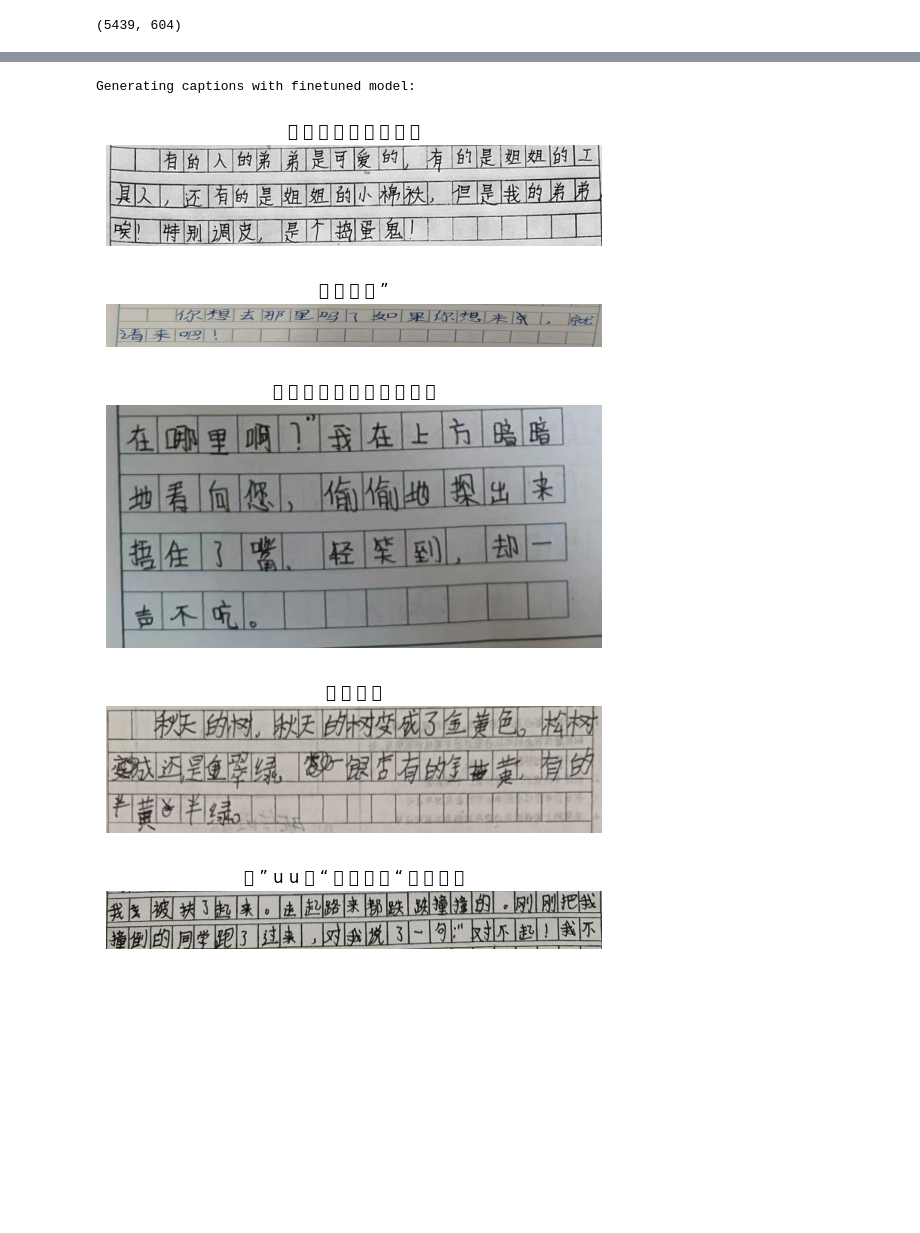
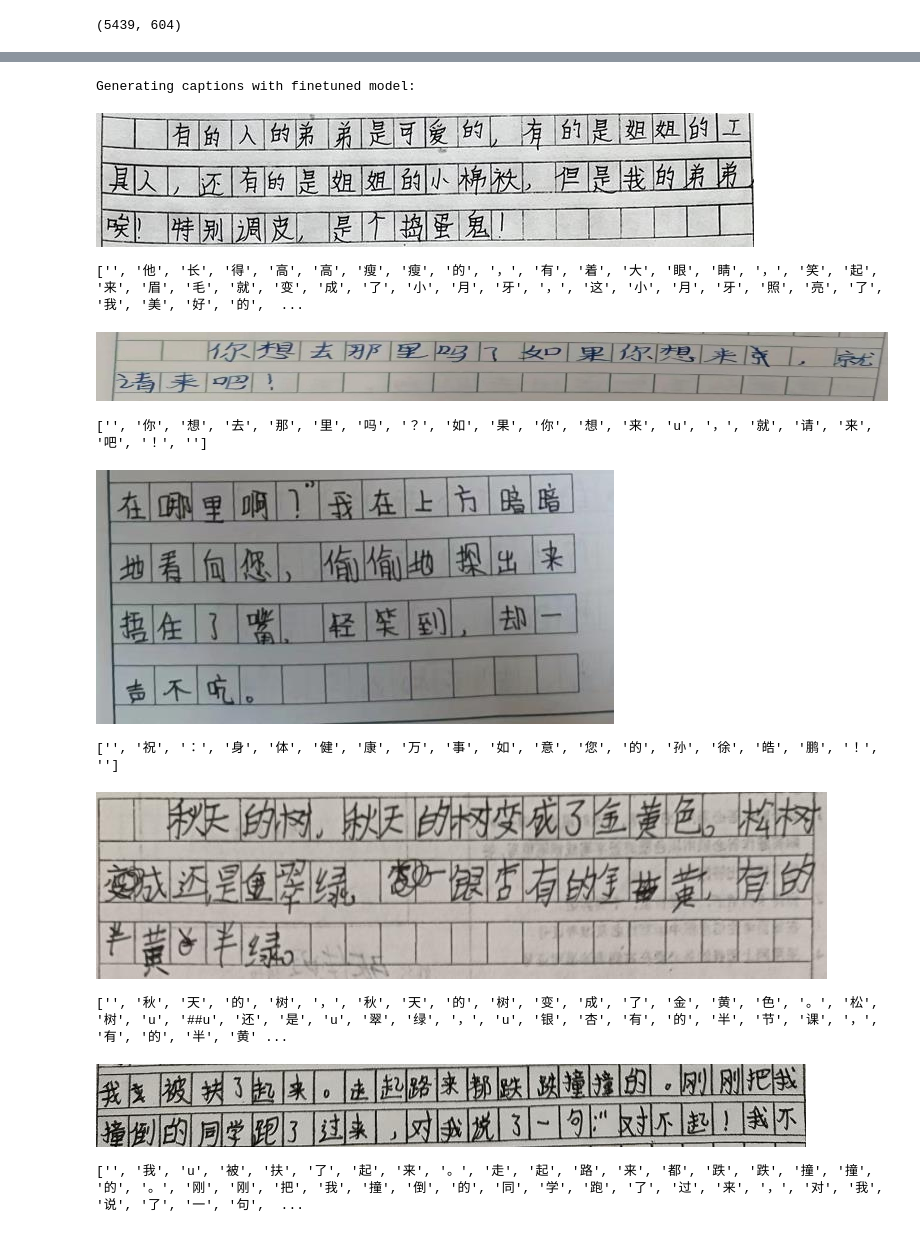
Before and after one commit to duduJinQian/Blip_Correct3c, a Jupyter notebook: train-blip.ipynb, the cells around one changed output, grey strips where cells are left out. Cells and saved outputs as stored; diff of their text form; code cells hidden in the pictures; blank space fills up the shorter version.

```diff
--- a/train-blip.ipynb
+++ b/train-blip.ipynb
@@ -129,4 +141,14 @@ val_dataloader = DataLoader(validset, batch_size=10, collate_fn=collate_fn)
 # %%
+# Load the fine-tuned model and processor
+### 利用权重接着训练！！！！！
+from transformers import AutoModelForVision2Seq,AutoProcessor
+
+# Load model and processor
+#model_id = "Salesforce/blip-image-captioning-base"
+model_path = './caption_result_new/'
+model = AutoModelForVision2Seq.from_pretrained(model_path)
+# processor = AutoProcessor.from_pretrained(model_id)
+
 # Setup optimizer
 from torch.optim import AdamW
 
@@ -154,8 +176,8 @@ PeftModel(
 # %%
 # Training loop
 model.train()
-for epoch in range(20):  # Adjust the number of epochs as needed
-    print(f"Epoch {epoch + 1}/{40}")
+for epoch in range(5):  # Adjust the number of epochs as needed
+    print(f"Epoch {epoch + 1}/{100}")
     epoch_loss = 0
     for batch in train_dataloader:
         input_ids = batch.pop("input_ids").to(device)
@@ -166,27 +188,19 @@ for epoch in range(20):  # Adjust the number of epochs as needed
             input_ids=input_ids,
             pixel_values=pixel_values,
             labels=input_ids,
-            attention_mask=attention_mask,
-        )
+            attention_mask=attention_mask,)
 
         loss = outputs.loss
         # loss = loss  # Convert loss to torch.float32
-
         # Check for NaN in loss
         if torch.isnan(loss):
             print("NaN detected in loss. Skipping batch.")
             continue
-
         epoch_loss += loss.item()
-
         loss.backward()
-
         optimizer.step()
         optimizer.zero_grad()
-
     avg_loss = epoch_loss / len(train_dataloader)
     print(f"Average Loss for Epoch {epoch + 1}: {avg_loss:.4f}")
-
-# Save the fine-tuned model
-model.save_pretrained('./caption_result/')
+    model.save_pretrained('./caption_result_new/')
 # %% [output]
@@ -206,6 +217,11 @@ Epoch 7/40
 # %%
 # Load the fine-tuned model and processor
-model_path = './caption_result/'
+### 利用权重接着训练！！！！！
+from transformers import AutoModelForVision2Seq,AutoProcessor
+
+# Load model and processor
+model_id = "Salesforce/blip-image-captioning-base"
+model_path = './caption_result_new/'
 finetuned_model = AutoModelForVision2Seq.from_pretrained(model_path)
 # processor = AutoProcessor.from_pretrained(model_id)
 # %%
@@ -228,24 +244,30 @@ def generate_and_plot_captions(model, processor, image_dir, captions_dict, devic
         for image_file in images:
             image_path = os.path.join(image_dir, image_file)
             image = Image.open(image_path).convert('RGB')
+            image.show()
             pixel_values = processor(images=image, return_tensors="pt").pixel_values.to(device)
-            generated_output = model.generate(pixel_values=pixel_values, max_new_tokens=64)
-            generated_caption = processor.batch_decode(generated_output, skip_special_tokens=True)[0]
-            visualize_image_with_caption(image_path, generated_caption)
+            generated_output = model.generate(pixel_values=pixel_values,max_length=512)
+            generated_caption = processor.batch_decode(generated_output[0], skip_special_tokens=True)
+            print(generated_caption)
 # %%
 # Set device (GPU if available, otherwise CPU)
 device = torch.device('cuda' if torch.cuda.is_available() else 'cpu')
 
 # Move the model to the device
 finetuned_model.to(device)
-
+image_dir = "/root/autodl-tmp/blip/c3data/imgs"
 # Generate and plot captions after finetuning
 print("Generating captions with finetuned model:")
-generate_and_plot_captions(finetuned_model, processor, image_dir, captions_dict, device)
+generate_and_plot_captions(finetuned_model, processor, image_dir, captions_dict, device, num_images=5)
 # %% [output]
 Generating captions with finetuned model:
-[figure, old version]
+[figure, new version]
+['', '他', '长', '得', '高', '高', '瘦', '瘦', '的', '，', '有', '着', '大', '眼', '睛', '，', '笑', '起', '来', '眉', '毛', '就', '变', '成', '了', '小', '月', '牙', '，', '这', '小', '月', '牙', '照', '亮', '了', '我', '美', '好', '的',  ...
-[figure, old version]
+[figure, new version]
+['', '你', '想', '去', '那', '里', '吗', '？', '如', '果', '你', '想', '来', 'u', '，', '就', '请', '来', '吧', '！', '']
-[figure, old version]
+[figure, new version]
+['', '祝', '：', '身', '体', '健', '康', '万', '事', '如', '意', '您', '的', '孙', '徐', '皓', '鹏', '！', '']
-[figure, old version]
+[figure, new version]
+['', '秋', '天', '的', '树', '，', '秋', '天', '的', '树', '变', '成', '了', '金', '黄', '色', '。', '松', '树', 'u', '##u', '还', '是', 'u', '翠', '绿', '，', 'u', '银', '杏', '有', '的', '半', '节', '课', '，', '有', '的', '半', '黄' ...
-[figure, old version]
+[figure, new version]
+['', '我', 'u', '被', '扶', '了', '起', '来', '。', '走', '起', '路', '来', '都', '跌', '跌', '撞', '撞', '的', '。', '刚', '刚', '把', '我', '撞', '倒', '的', '同', '学', '跑', '了', '过', '来', '，', '对', '我', '说', '了', '一', '句',  ...
```
Also changed, not shown: parts of 11 cells of this notebook, 7 other files.
